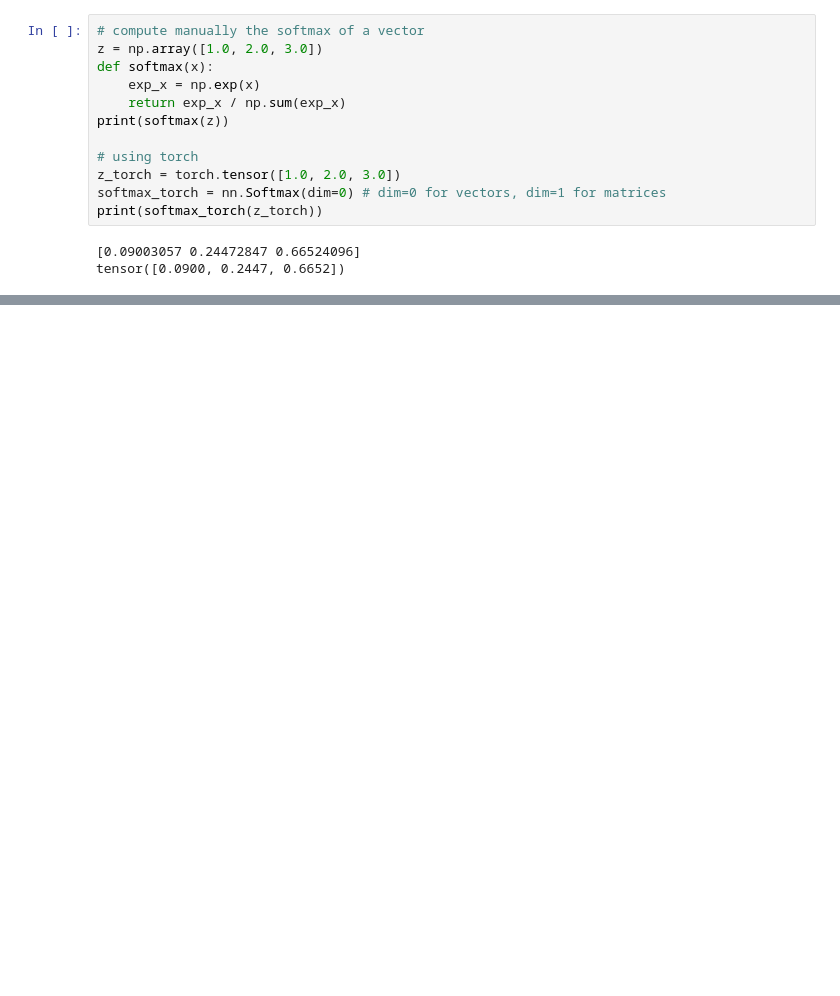
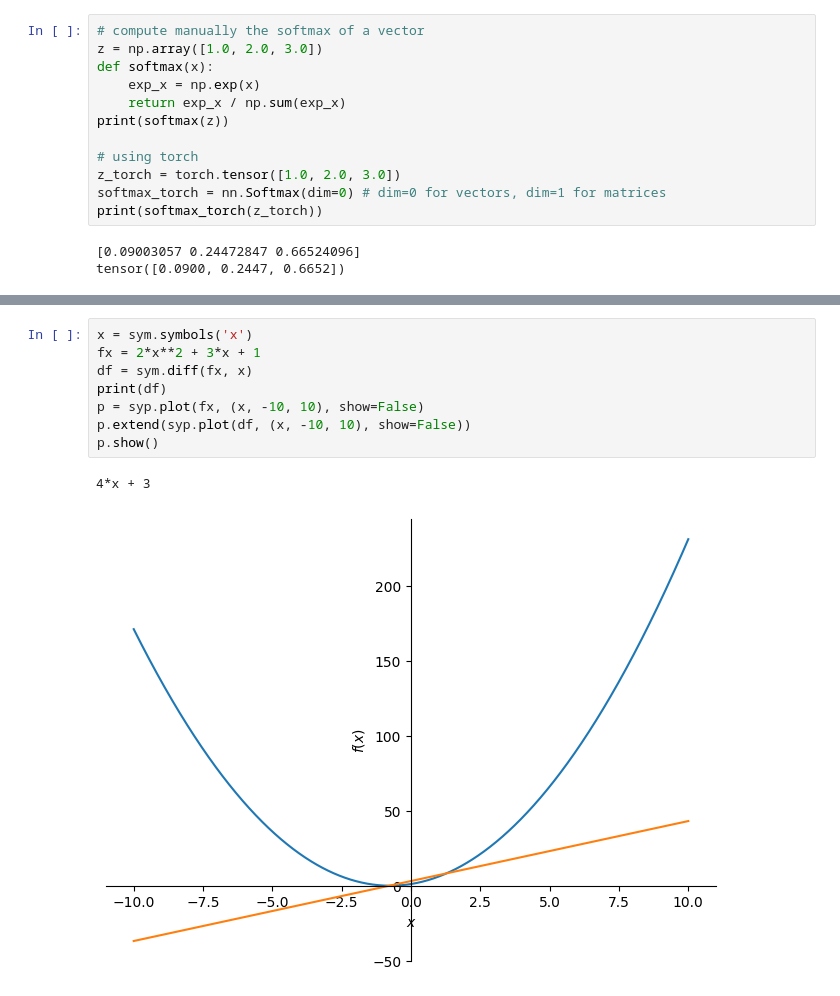
Before and after one commit to pablogasco1/deep-learning, a Jupyter notebook: notebooks/math_operations.ipynb, the cells around one changed output, grey strips where cells are left out. Drawn from its saved outputs; the diff is of its cells as text; blank space fills up the shorter version.

```diff
--- a/notebooks/math_operations.ipynb
+++ b/notebooks/math_operations.ipynb
@@ -120,0 +266,11 @@ plt.plot(z, softmax(z), "ko")
+# %%
+x = sym.symbols('x')
+fx = 2*x**2 + 3*x + 1
+df = sym.diff(fx, x)
+print(df)
+p = syp.plot(fx, (x, -10, 10), show=False)
+p.extend(syp.plot(df, (x, -10, 10), show=False))
+p.show()
+# %% [output]
+4*x + 3
+[figure, added]
```
Also changed, not shown: parts of 20 cells of this notebook, 2 other files.
